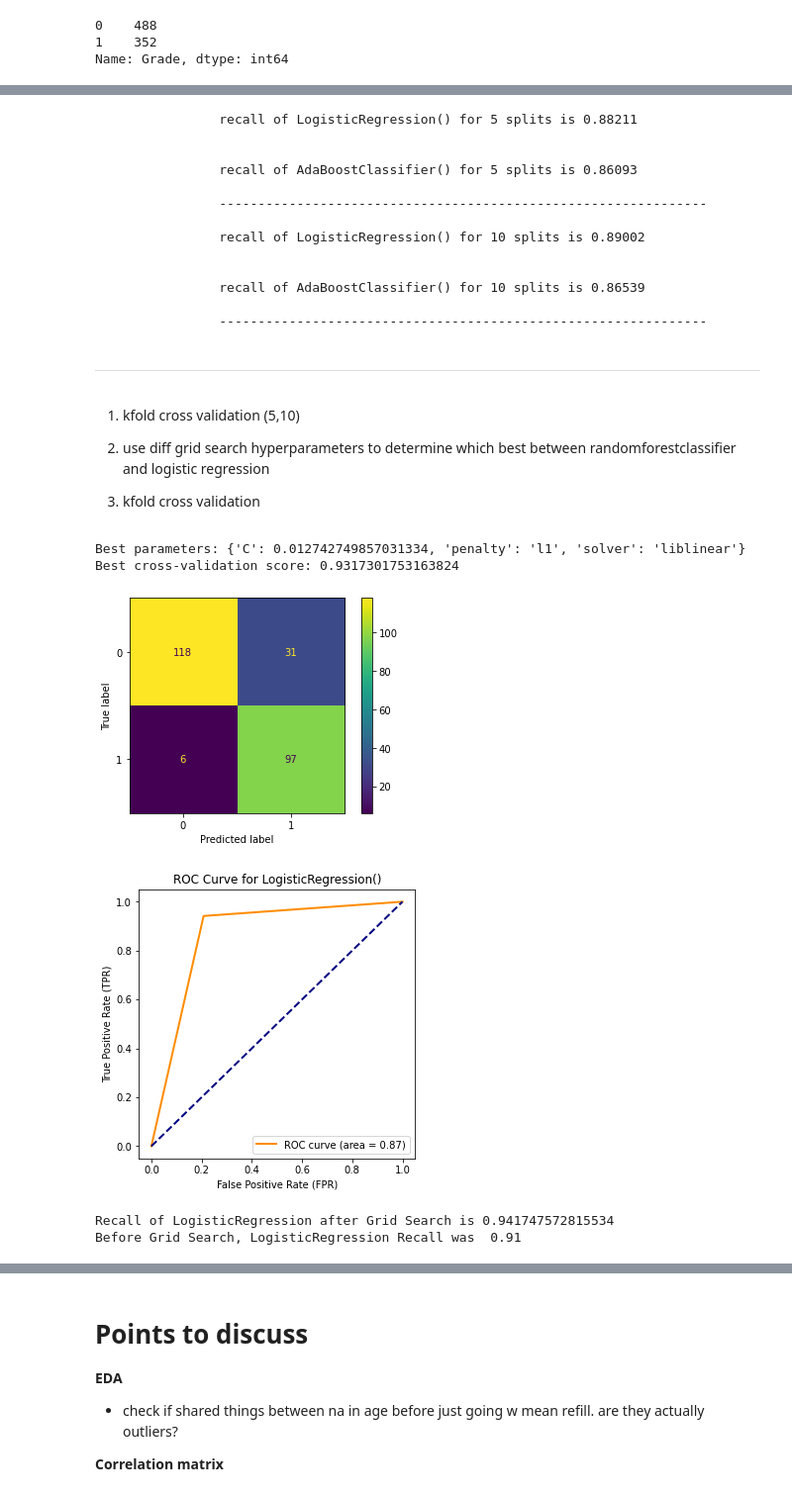
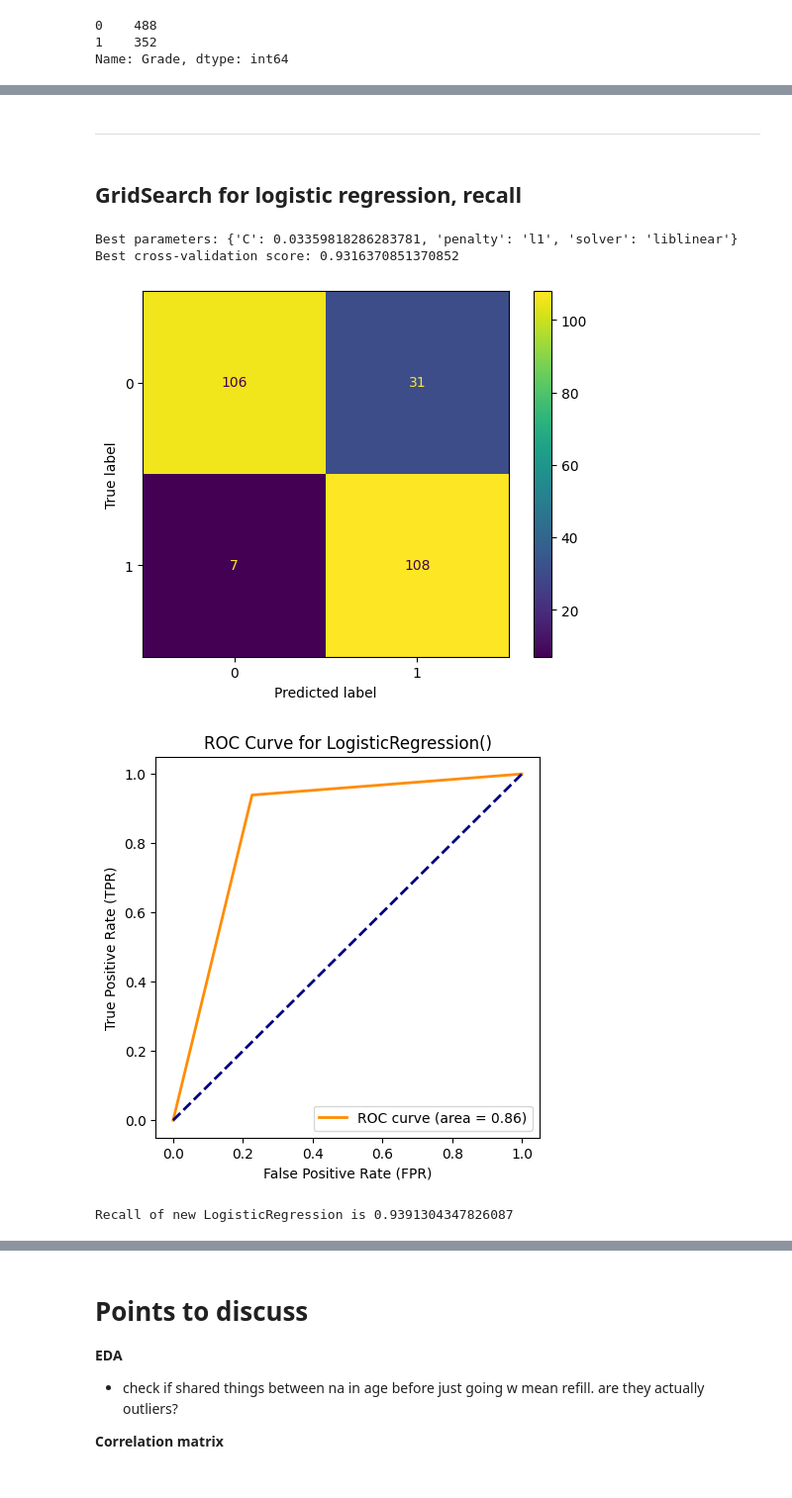
Before and after one commit to irenebernardi/Glioma-Grading-Classification, a Jupyter notebook: Glioma_Grade_notebook.ipynb, the cells around one changed output, grey strips where cells are left out. Shown at 99% size. Cells and saved outputs as stored; diff of their text form; code cells hidden in the pictures.

```diff
--- a/Glioma_Grade_notebook.ipynb
+++ b/Glioma_Grade_notebook.ipynb
@@ -22,5 +19,5 @@ warnings.filterwarnings( 'ignore' )
 # %%
-df = pd.read_csv('/Users/irenebernardi/Desktop/ML /Glioma-Grading-Classification/TCGA_GBM_LGG_Mutations_all.csv')
+df = pd.read_csv('TCGA_GBM_LGG_Mutations_all.csv')
 df
 # %% [output]
 |  | Grade | Project | Case_ID | Gender | Age_at_diagnosis | Primary_Diagnosis | Race | IDH1 | TP53 | ... |
@@ -809,54 +605,14 @@ Random Search accuracy is 0.873015873015873
-# %%
-#using recall for gridsearch and randomsearch for logistic regression. we used accuracy above for paper comparison, but we think best metrics is still recall.
-#cross validation (ACCURACY, keeping for paper comparison)
-
-
-#cross validation, recall
-splits = [5, 10] #trying 5 and 10 folds
-for i in splits:
-    kf = KFold(n_splits = i, shuffle = True, random_state = 42)
-    for model in models:
-        recall = cross_val_score(model, X_train, y_train, cv=kf, scoring='recall')
-        # f1 = cross_val_score(model, X_train, y_train, cv=kf, scoring='f1')
-        # roc_auc = cross_val_score(model, X_train, y_train,cv=kf, scoring='roc_auc')
-        # recall = cross_val_score(model, X_train, y_train, cv = kf, scoring = 'recall')
-        print(f'''
-                recall of {model} for {i} splits is {round(recall.mean(), 5)}
-            ''')
-    print("                ---------------------------------------------------------------")
-
-
-#dict: model + splits: accuracy for EVERY model OR everything in one dictionary
-# %% [output]
-                recall of LogisticRegression() for 5 splits is 0.88211
-
-
-                recall of AdaBoostClassifier() for 5 splits is 0.86093
-
-                ---------------------------------------------------------------
-
-                recall of LogisticRegression() for 10 splits is 0.89002
-
-
-                recall of AdaBoostClassifier() for 10 splits is 0.86539
-
-                ---------------------------------------------------------------
 # %% [markdown]
 ________________________________________________________________________________________________________________________
-# %% [markdown]
-1. kfold cross validation (5,10)
-
-
-2. use diff grid search hyperparameters to determine which best between randomforestclassifier and logistic regression
-
-3. kfold cross validation
+# %% [markdown]
+## GridSearch for logistic regression, recall
 # %%
-kf = KFold(n_splits=10, shuffle=True, random_state=42) #for recall, 10 splits is better. 5 was better for accuracy
+kf = KFold(n_splits = 10, shuffle=True, random_state=42)
+
 # GridSearchCV for logistic regression
 
 param_grid = [
     {'penalty' : ['l1', 'l2', 'elasticnet', 'none'],
-    #'C' : [0.001,0.01,0.1,1,10,100,1000], #this is not granular enough TODO: MENTION IN REPORT
     'C': np.logspace(-4, 4, 20), #more granular params bc evenly dsitributed in logspace
     'solver' : ['lbfgs', 'newton-cg', 'liblinear', 'sag', 'saga']
     }
@@ -873,36 +629,33 @@ best_model = grid_search.best_estimator_
 print(f"Best parameters: {grid_search.best_params_}")
 print(f"Best cross-validation score: {grid_search.best_score_}")
 # %% [output]
-Best parameters: {'C': 0.012742749857031334, 'penalty': 'l1', 'solver': 'liblinear'}
-Best cross-validation score: 0.9317301753163824
+Best parameters: {'C': 0.03359818286283781, 'penalty': 'l1', 'solver': 'liblinear'}
+Best cross-validation score: 0.9316370851370852
 # %%
 # y_pred with the best recall parameters from GridSearchCV
-y_pred_g = best_model.predict(X_test)
+y_pred_recall = best_model.predict(X_test)
 
-
-recall_grid = recall_score(y_test, y_pred_g)
-cm = confusion_matrix(y_test, y_pred_g, labels = models[0].classes_)
+recall_gs = recall_score(y_test, y_pred_recall)
+cm = confusion_matrix(y_test, y_pred_recall, labels = models[0].classes_)
 disp = ConfusionMatrixDisplay(confusion_matrix = cm, display_labels = models[0].classes_)
 disp.plot()
 plt.show()
 
 # Compute ROC curve and AUC
-fpr, tpr, thresholds = roc_curve(y_test, y_pred_g)
+fpr, tpr, thresholds = roc_curve(y_test, y_pred_recall)
 roc_auc = auc(fpr, tpr)
 
 # Plot ROC curve
 plt.figure(figsize=(5, 5))
 plt.plot(fpr, tpr, color='darkorange', lw=2, label='ROC curve (area = {:.2f})'.format(roc_auc))
 plt.plot([0, 1], [0, 1], color='navy', lw=2, linestyle='--')
 plt.xlabel('False Positive Rate (FPR)')
 plt.ylabel('True Positive Rate (TPR)')
 plt.title(f'ROC Curve for {models[0]}')
 plt.legend(loc='lower right')
 plt.show()
-print(f"Recall of LogisticRegression after Grid Search is {recall_grid}")
-print(f'Before Grid Search, LogisticRegression Recall was  0.91') #todo index 0.91 from dict with logregr recall value, don't write it
+print(f"Recall of new LogisticRegression is {recall_gs}")
 # %% [output]
-[figure, old version]
+[figure, new version]
-[figure, old version]
+[figure, new version]
-Recall of LogisticRegression after Grid Search is 0.941747572815534
-Before Grid Search, LogisticRegression Recall was  0.91
+Recall of new LogisticRegression is 0.9391304347826087
```
Also changed, not shown: parts of 72 cells of this notebook.
